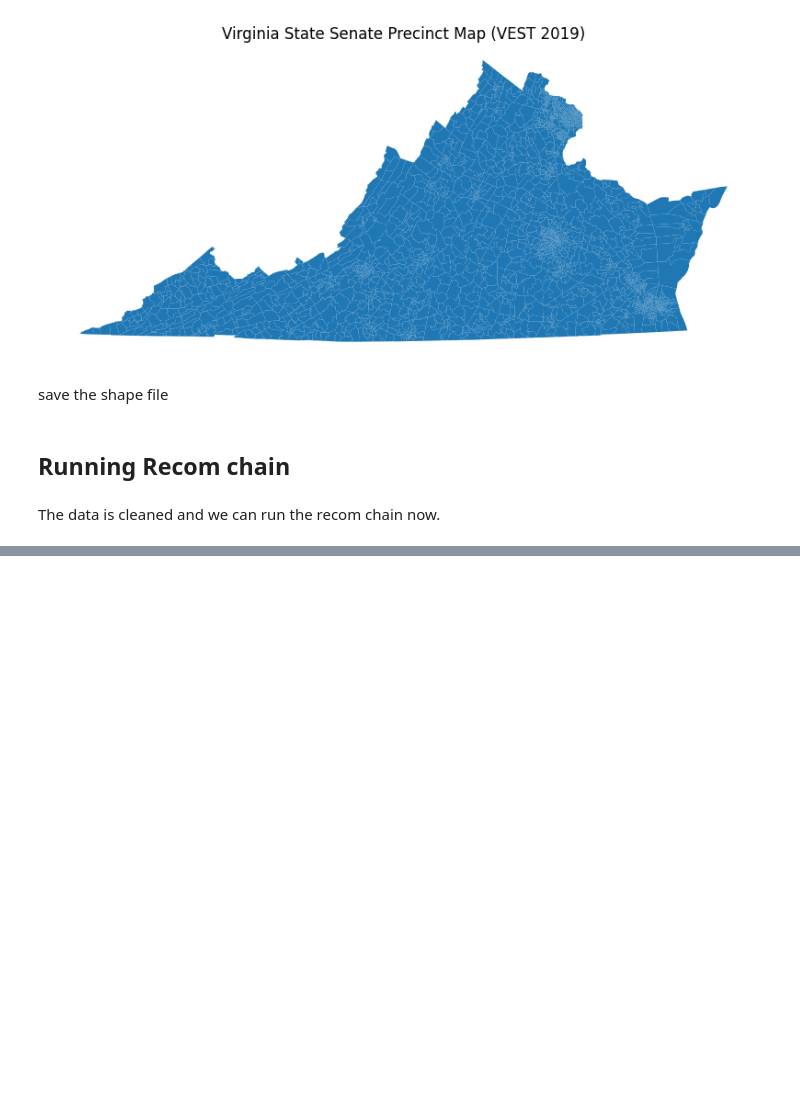
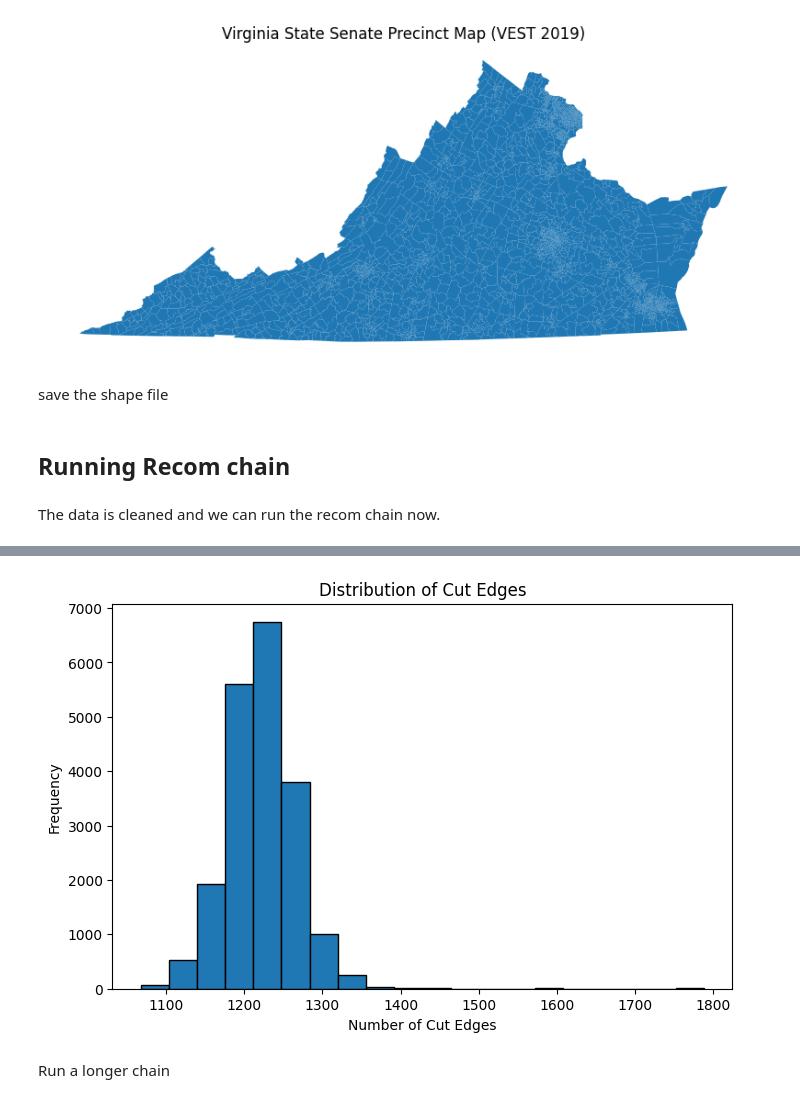
Before and after one commit to kevinzhong1219/virginia-redistricting-analysis, a Jupyter notebook: VA_State_Senate.ipynb, the cells around one changed output, grey strips where cells are left out. Cells and saved outputs as stored; diff of their text form; code cells hidden in the pictures; blank space fills up the shorter version.

```diff
--- a/VA_State_Senate.ipynb
+++ b/VA_State_Senate.ipynb
@@ -151,0 +336,12 @@ gdf = gpd.read_file(shapefile_path)
+# %%
+# Plot cut edges
+plt.figure(figsize=(8, 5))
+plt.hist(cut_edges_list, bins=20, edgecolor='black')
+plt.title("Distribution of Cut Edges")
+plt.xlabel("Number of Cut Edges")
+plt.ylabel("Frequency")
+plt.show()
+# %% [output]
+[figure, added]
+# %% [markdown]
+Run a longer chain
```
Also changed, not shown: parts of 32 cells of this notebook, 1 other file.
